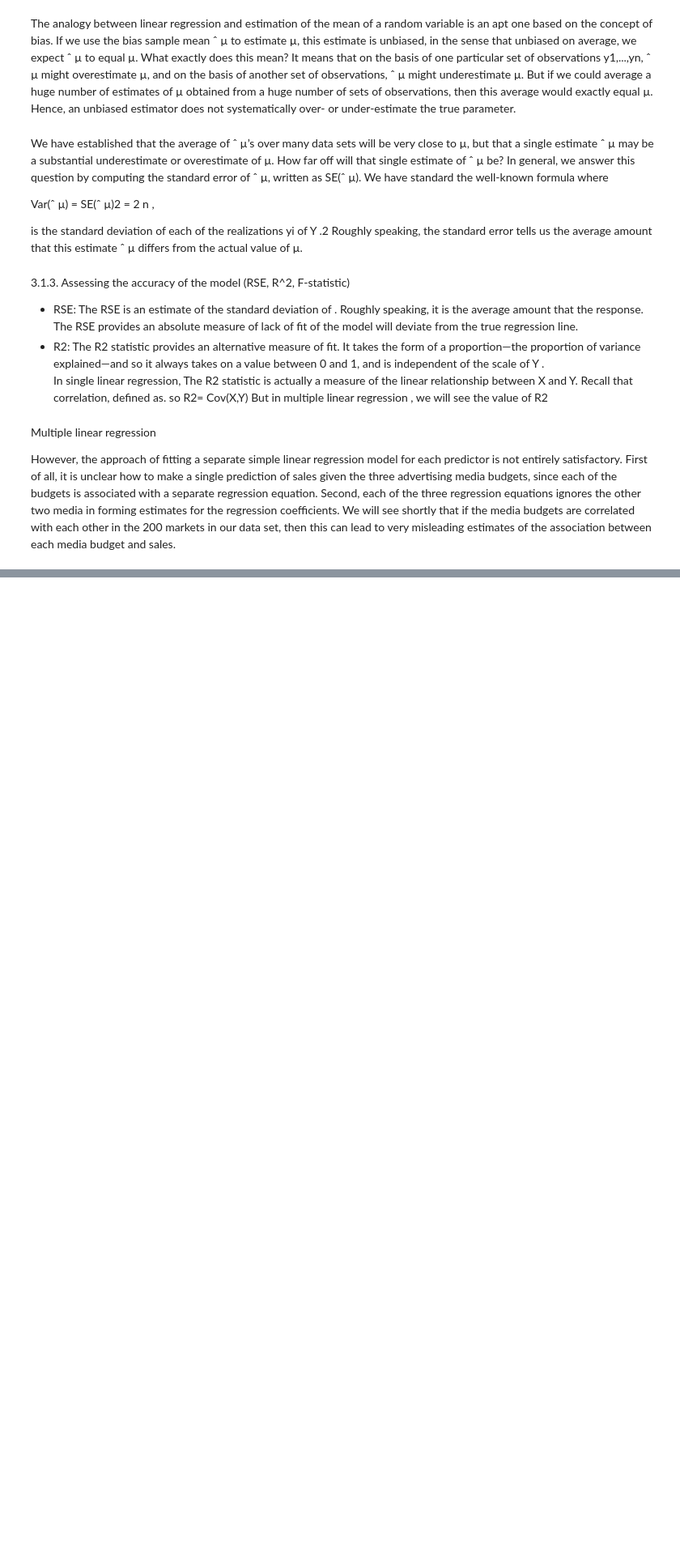
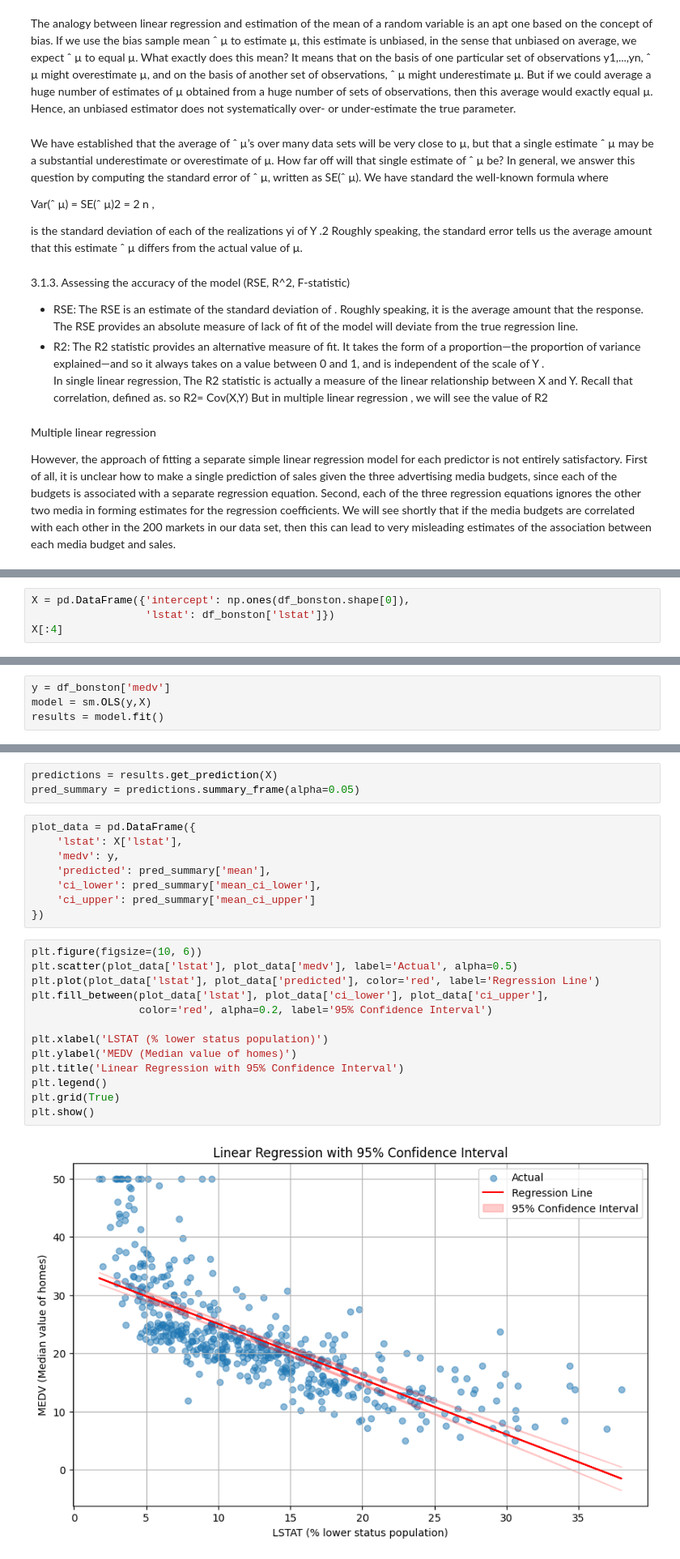
Before and after one commit to Watronix/test, a Jupyter notebook: coding.ipynb, the cells around one changed output, grey strips where cells are left out. Shown at 81% size. Drawn from its saved outputs; the diff is of its cells as text; blank space fills up the shorter version.

Commit message:
feat: practicing simple linear regression

```diff
--- a/coding.ipynb
+++ b/coding.ipynb
@@ -462,0 +506,4 @@ Multiple linear regression
+# %%
+X = pd.DataFrame({'intercept': np.ones(df_bonston.shape[0]),
+                  'lstat': df_bonston['lstat']})
+X[:4]
@@ -462,0 +517,4 @@ Multiple linear regression
+# %%
+y = df_bonston['medv']
+model = sm.OLS(y,X)
+results = model.fit()
@@ -462,0 +553,26 @@ Multiple linear regression
+# %%
+predictions = results.get_prediction(X)
+pred_summary = predictions.summary_frame(alpha=0.05)
+# %%
+plot_data = pd.DataFrame({
+    'lstat': X['lstat'],
+    'medv': y,
+    'predicted': pred_summary['mean'],
+    'ci_lower': pred_summary['mean_ci_lower'],
+    'ci_upper': pred_summary['mean_ci_upper']
+})
+# %%
+plt.figure(figsize=(10, 6))
+plt.scatter(plot_data['lstat'], plot_data['medv'], label='Actual', alpha=0.5)
+plt.plot(plot_data['lstat'], plot_data['predicted'], color='red', label='Regression Line')
+plt.fill_between(plot_data['lstat'], plot_data['ci_lower'], plot_data['ci_upper'],
+                 color='red', alpha=0.2, label='95% Confidence Interval')
+
+plt.xlabel('LSTAT (% lower status population)')
+plt.ylabel('MEDV (Median value of homes)')
+plt.title('Linear Regression with 95% Confidence Interval')
+plt.legend()
+plt.grid(True)
+plt.show()
+# %% [output]
+[figure, added]
```
Also changed, not shown: parts of 12 cells of this notebook.
